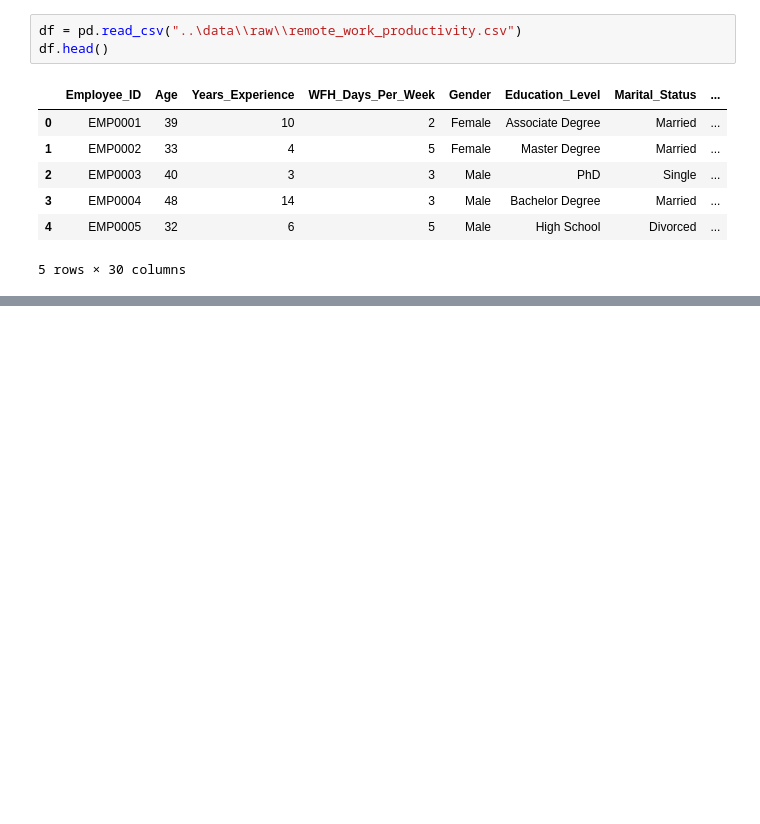
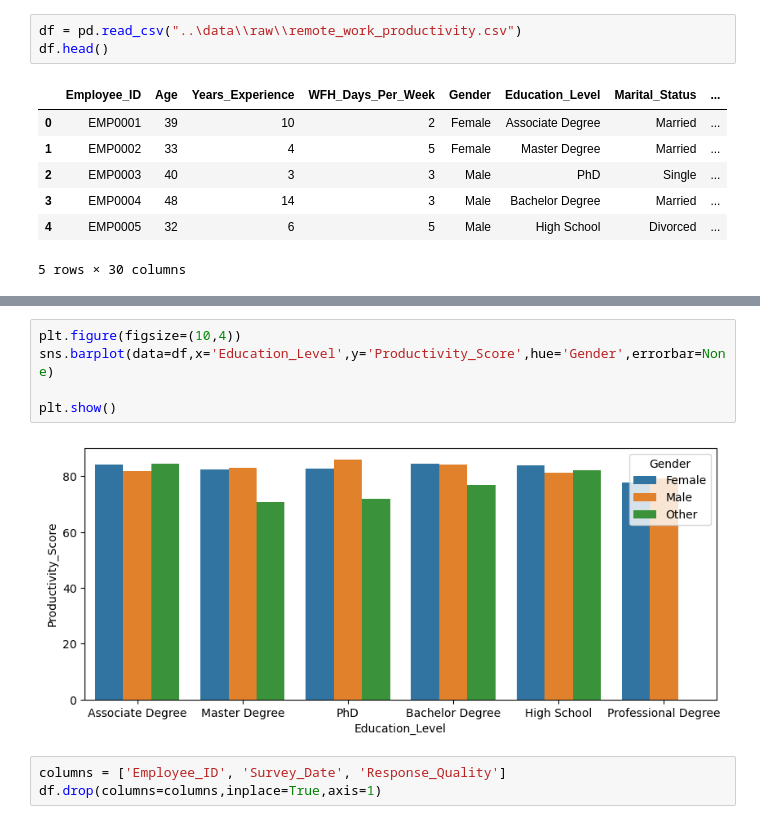
Before and after one commit to sarmuh/Remote-Work-Productivity-ML, a Jupyter notebook: notebooks/data_info.ipynb, the cells around one changed output, grey strips where cells are left out. Saved outputs shown, nothing was run; the diff lists cells and outputs as text; blank space fills up the shorter version.

```diff
--- a/notebooks/data_info.ipynb
+++ b/notebooks/data_info.ipynb
@@ -32,0 +99,10 @@ df.corr(numeric_only=True)
+# %%
+plt.figure(figsize=(10,4))
+sns.barplot(data=df,x='Education_Level',y='Productivity_Score',hue='Gender',errorbar=None)
+
+plt.show()
+# %% [output]
+[figure, added]
+# %%
+columns = ['Employee_ID', 'Survey_Date', 'Response_Quality']
+df.drop(columns=columns,inplace=True,axis=1)
```
Also changed, not shown: parts of 10 cells of this notebook.
